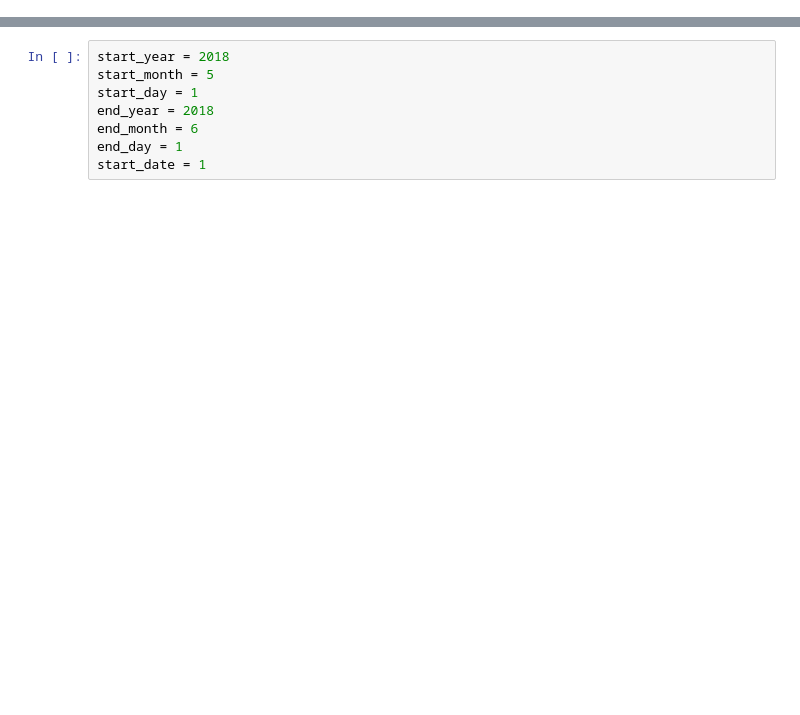
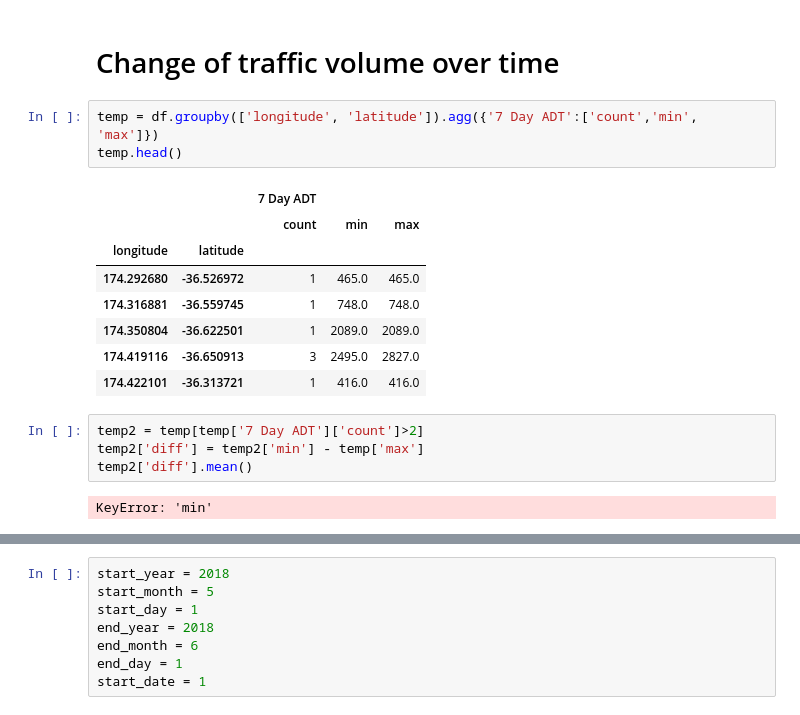
Before and after one commit to klin059/Auckland_traffic_analysis, a Jupyter notebook: 2_Interactive_visualization.ipynb, the cells around one changed output, grey strips where cells are left out. Drawn from its saved outputs; the diff is of its cells as text; blank space fills up the shorter version.

```diff
--- a/2_Interactive_visualization.ipynb
+++ b/2_Interactive_visualization.ipynb
@@ -59,0 +148,20 @@ memory usage: 463.2+ KB
+# %% [markdown]
+# Change of traffic volume over time
+# %%
+temp = df.groupby(['longitude', 'latitude']).agg({'7 Day ADT':['count','min', 'max']})
+temp.head()
+# %% [output]
+|  |  | 7 Day ADT |  |  |
+|  |  | count | min | max |
+| longitude | latitude |  |  |  |
+| 174.292680 | -36.526972 | 1 | 465.0 | 465.0 |
+| 174.316881 | -36.559745 | 1 | 748.0 | 748.0 |
+| 174.350804 | -36.622501 | 1 | 2089.0 | 2089.0 |
+| 174.419116 | -36.650913 | 3 | 2495.0 | 2827.0 |
+| 174.422101 | -36.313721 | 1 | 416.0 | 416.0 |
+# %%
+temp2 = temp[temp['7 Day ADT']['count']>2]
+temp2['diff'] = temp2['min'] - temp['max']
+temp2['diff'].mean()
+# %% [output]
+KeyError: 'min'
```
Also changed, not shown: parts of 31 cells of this notebook, 4 other files.
